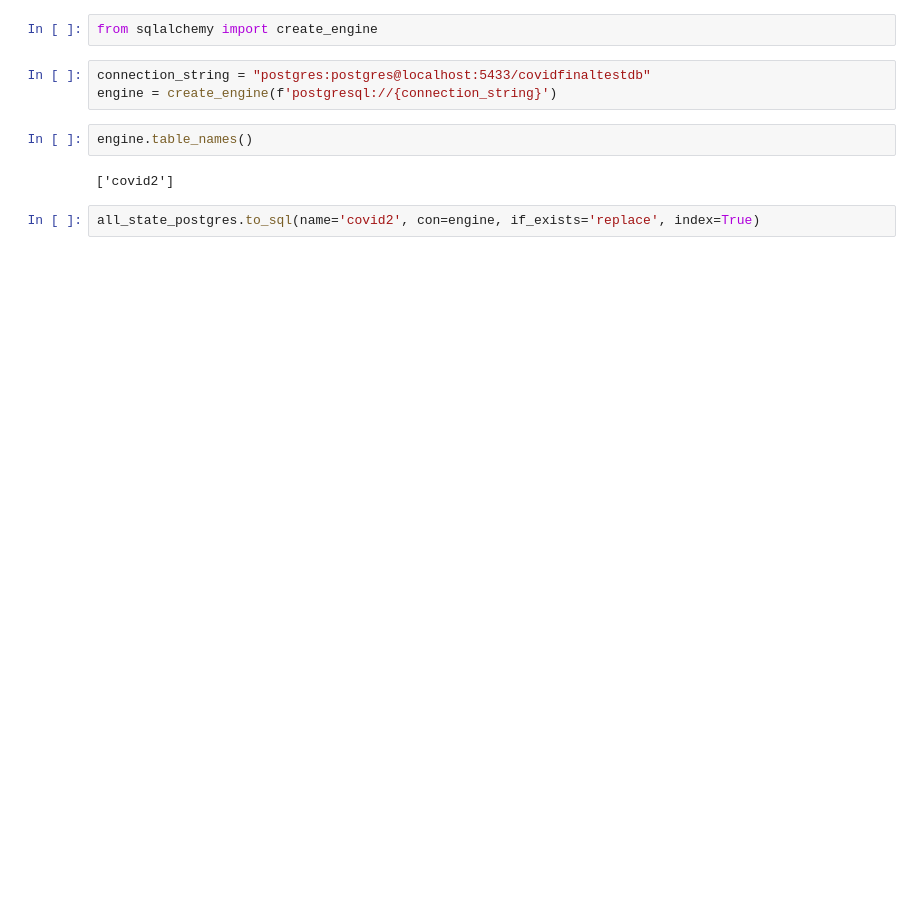
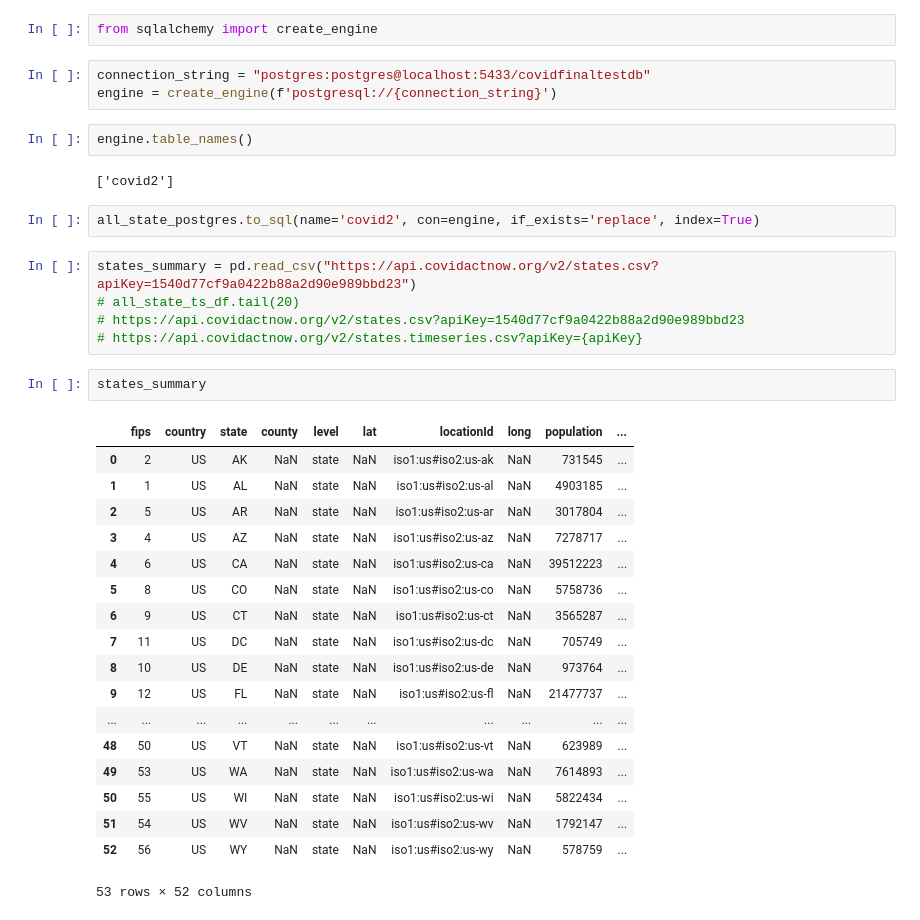
Before and after one commit to sajmera9/DS7330_COVID_Analysis, a Jupyter notebook: PostgreSQL/Postgres_Final_Notebook.ipynb, the cells around one changed output. Drawn from its saved outputs; the diff is of its cells as text; blank space fills up the shorter version.

```diff
--- a/PostgreSQL/Postgres_Final_Notebook.ipynb
+++ b/PostgreSQL/Postgres_Final_Notebook.ipynb
@@ -166,3 +166,29 @@ engine.table_names()
 ['covid2']
 # %%
 all_state_postgres.to_sql(name='covid2', con=engine, if_exists='replace', index=True)
+# %%
+states_summary = pd.read_csv("https://api.covidactnow.org/v2/states.csv?apiKey=1540d77cf9a0422b88a2d90e989bbd23")
+# all_state_ts_df.tail(20)
+# https://api.covidactnow.org/v2/states.csv?apiKey=1540d77cf9a0422b88a2d90e989bbd23
+# https://api.covidactnow.org/v2/states.timeseries.csv?apiKey={apiKey}
+# %%
+states_summary
+# %% [output]
+|  | fips | country | state | county | level | lat | locationId | long | population | ... |
+| 0 | 2 | US | AK | NaN | state | NaN | iso1:us#iso2:us-ak | NaN | 731545 | ... |
+| 1 | 1 | US | AL | NaN | state | NaN | iso1:us#iso2:us-al | NaN | 4903185 | ... |
+| 2 | 5 | US | AR | NaN | state | NaN | iso1:us#iso2:us-ar | NaN | 3017804 | ... |
+| 3 | 4 | US | AZ | NaN | state | NaN | iso1:us#iso2:us-az | NaN | 7278717 | ... |
+| 4 | 6 | US | CA | NaN | state | NaN | iso1:us#iso2:us-ca | NaN | 39512223 | ... |
+| 5 | 8 | US | CO | NaN | state | NaN | iso1:us#iso2:us-co | NaN | 5758736 | ... |
+| 6 | 9 | US | CT | NaN | state | NaN | iso1:us#iso2:us-ct | NaN | 3565287 | ... |
+| 7 | 11 | US | DC | NaN | state | NaN | iso1:us#iso2:us-dc | NaN | 705749 | ... |
+| 8 | 10 | US | DE | NaN | state | NaN | iso1:us#iso2:us-de | NaN | 973764 | ... |
+| 9 | 12 | US | FL | NaN | state | NaN | iso1:us#iso2:us-fl | NaN | 21477737 | ... |
+| ... | ... | ... | ... | ... | ... | ... | ... | ... | ... | ... |
+| 48 | 50 | US | VT | NaN | state | NaN | iso1:us#iso2:us-vt | NaN | 623989 | ... |
+| 49 | 53 | US | WA | NaN | state | NaN | iso1:us#iso2:us-wa | NaN | 7614893 | ... |
+| 50 | 55 | US | WI | NaN | state | NaN | iso1:us#iso2:us-wi | NaN | 5822434 | ... |
+| 51 | 54 | US | WV | NaN | state | NaN | iso1:us#iso2:us-wv | NaN | 1792147 | ... |
+| 52 | 56 | US | WY | NaN | state | NaN | iso1:us#iso2:us-wy | NaN | 578759 | ... |
+53 rows × 52 columns
```
Also changed, not shown: parts of 4 cells of this notebook, 4 other files.
